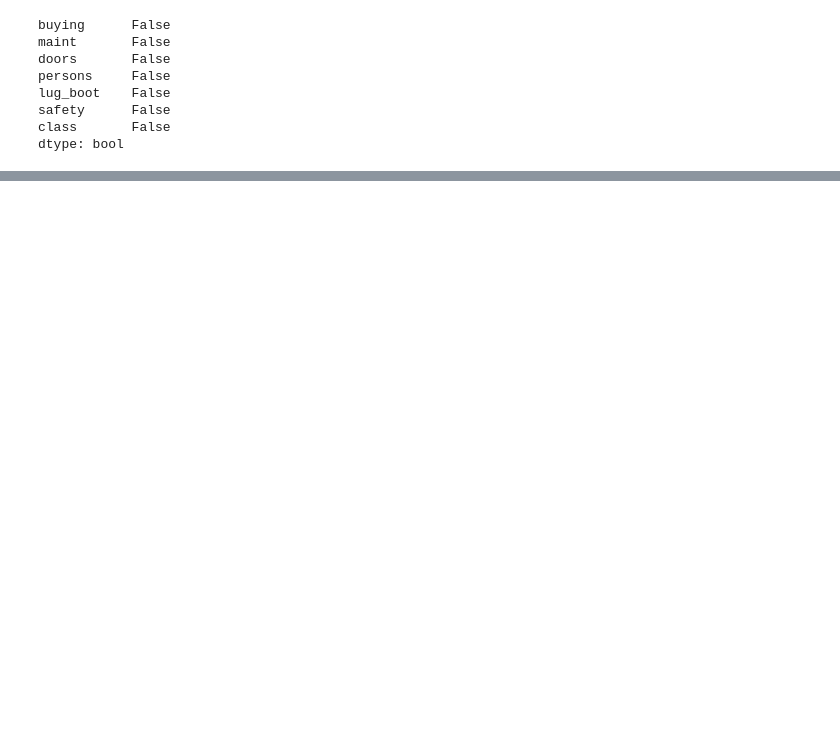
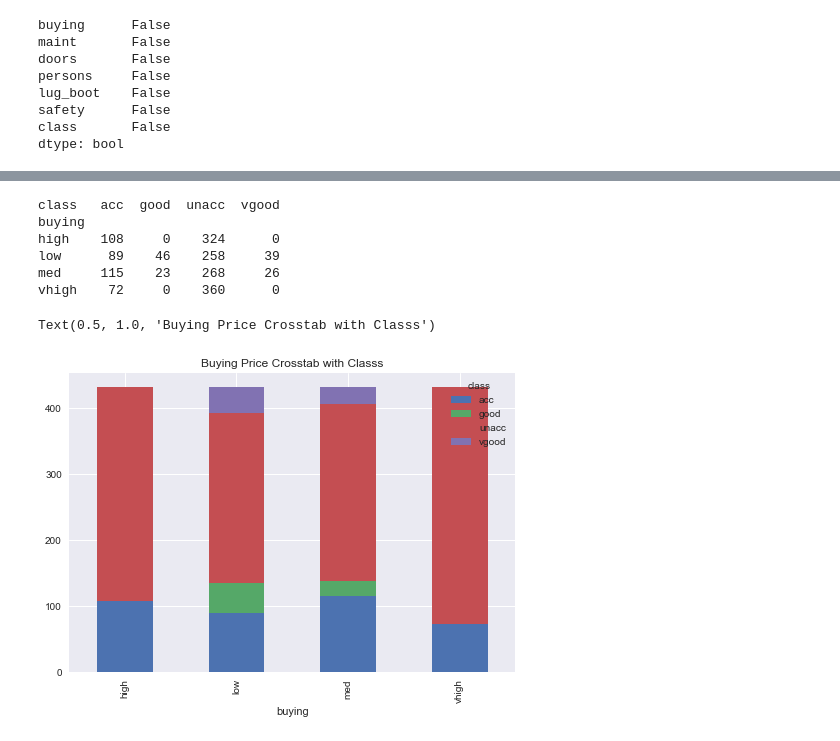
Before and after one commit to fonylew/machine-learning, a Jupyter notebook: supervised_learning/car_evaluation.ipynb, the cells around one changed output, grey strips where cells are left out. Drawn from its saved outputs; the diff is of its cells as text; code cells hidden in the pictures; blank space fills up the shorter version.

```diff
--- a/supervised_learning/car_evaluation.ipynb
+++ b/supervised_learning/car_evaluation.ipynb
@@ -169,0 +173,14 @@ dtype: bool
+# %%
+ct = pd.crosstab(data['buying'], data['class'])
+print(ct)
+ax = ct.plot.bar(stacked=True)
+ax.set_title('Buying Price Crosstab with Classs')
+# %% [output]
+class   acc  good  unacc  vgood
+buying
+high    108     0    324      0
+low      89    46    258     39
+med     115    23    268     26
+vhigh    72     0    360      0
+Text(0.5, 1.0, 'Buying Price Crosstab with Classs')
+[figure, added]
```
Also changed, not shown: parts of 20 cells of this notebook, 1 other file.
